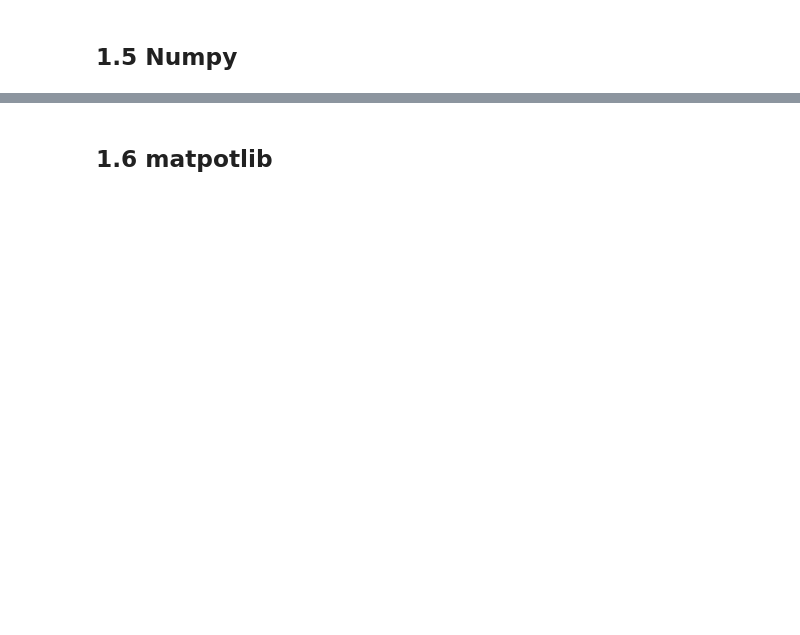
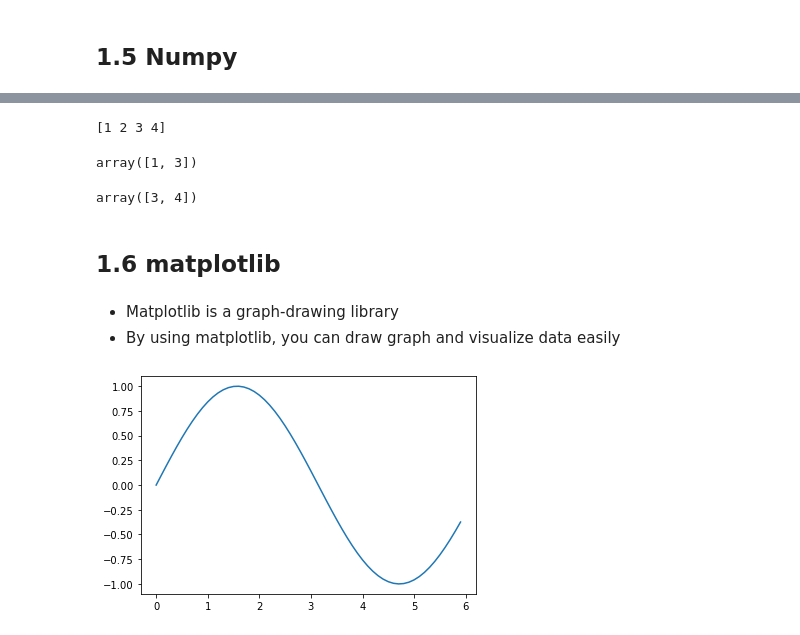
Before and after one commit to seokhyeon99/Deep_Learning_from_scratch_1, a Jupyter notebook: Chapter 1.ipynb, the cells around one changed output, grey strips where cells are left out. Drawn from its saved outputs; the diff is of its cells as text; code cells hidden in the pictures; blank space fills up the shorter version.

```diff
--- a/Chapter 1.ipynb
+++ b/Chapter 1.ipynb
@@ -134,2 +211,29 @@ hello
+# %%
+c = a.flatten() # flatten a
+print(c)
+# %% [output]
+[1 2 3 4]
+# %%
+c[np.array([0,2])] # get array that has c[0] and c[2] as elements
+# %% [output]
+array([1, 3])
+# %%
+c[c>2] # get array that have the values over 2 in c as elements
+# %% [output]
+array([3, 4])
 # %% [markdown]
-## 1.6 matpotlib
+## 1.6 matplotlib
+# %% [markdown]
+* Matplotlib is a graph-drawing library
+* By using matplotlib, you can draw graph and visualize data easily
+# %%
+import numpy as np
+import matplotlib.pyplot as plt
+
+x = np.arange(0,6,0.1) #data with range: (0,6) & interval: 0.1
+y = np.sin(x)
+
+plt.plot(x,y) #draw the graph(x,y)
+plt.show()
+# %% [output]
+[figure, added]
```
Also changed, not shown: parts of 14 cells of this notebook.
